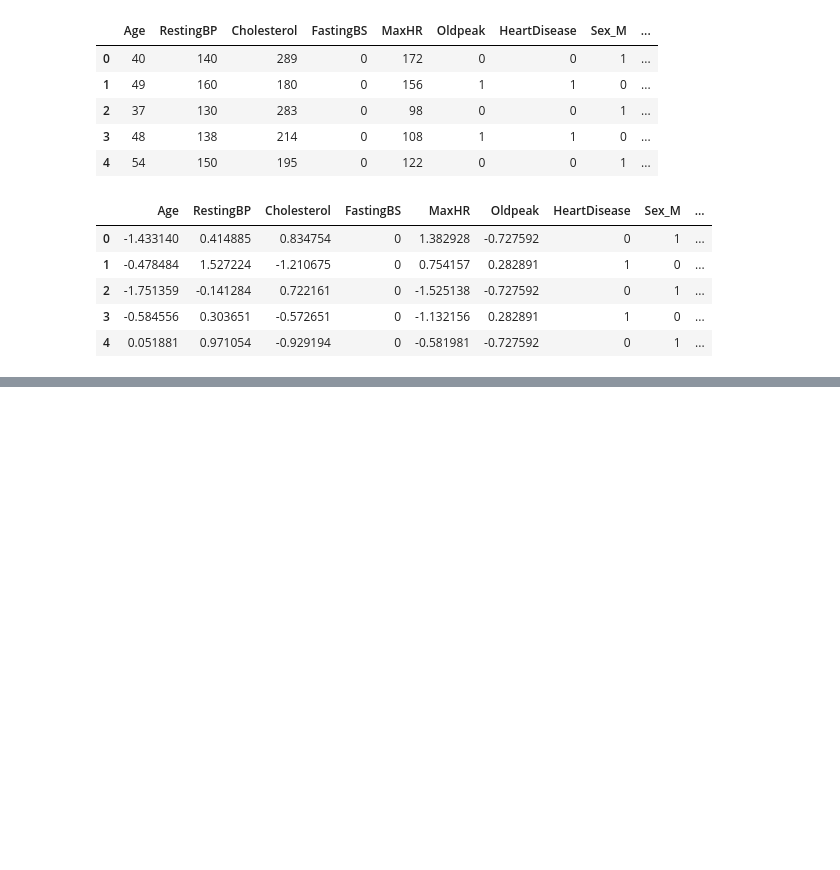
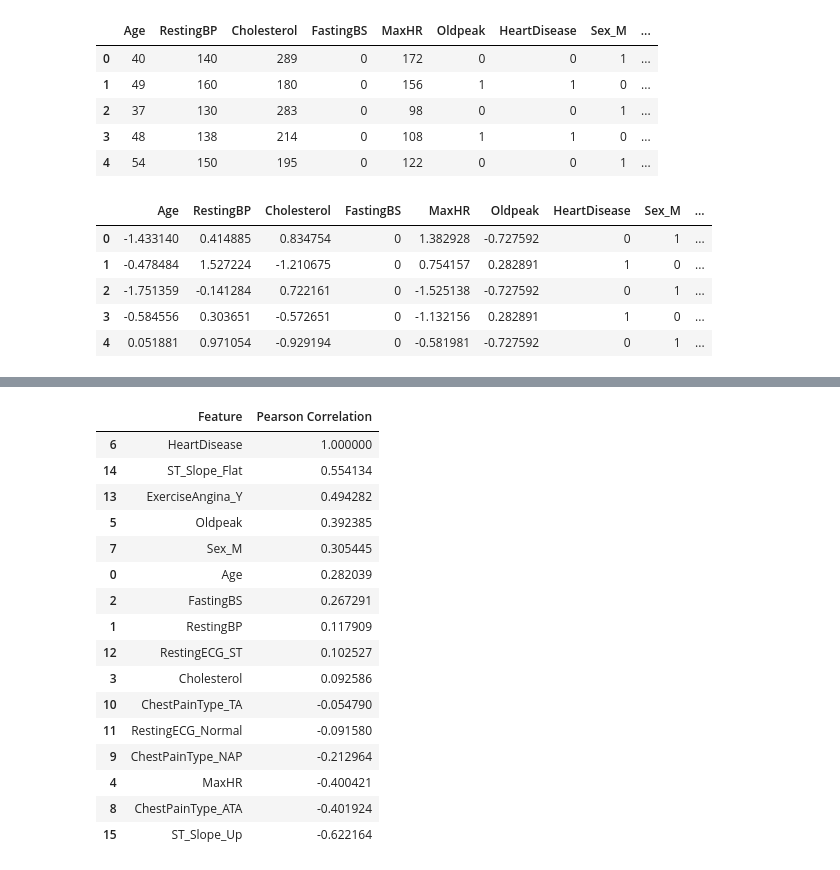
Before and after one commit to laxmansharma1811/Feature_Extraction_Project, a Jupyter notebook: heart.ipynb, the cells around one changed output, grey strips where cells are left out. Drawn from its saved outputs; the diff is of its cells as text; code cells hidden in the pictures; blank space fills up the shorter version.

```diff
--- a/heart.ipynb
+++ b/heart.ipynb
@@ -229,3 +229,6 @@ df_encoded.head()
 | 2 | -1.751359 | -0.141284 | 0.722161 | 0 | -1.525138 | -0.727592 | 0 | 1 | ... |
 | 3 | -0.584556 | 0.303651 | -0.572651 | 0 | -1.132156 | 0.282891 | 1 | 0 | ... |
 | 4 | 0.051881 | 0.971054 | -0.929194 | 0 | -0.581981 | -0.727592 | 0 | 1 | ... |
+# %%
+df_cleaned = df_encoded.copy()
+df_cleaned.head()
@@ -231,0 +242,30 @@ df_encoded.head()
+# %%
+from scipy.stats import pearsonr
+
+selected_features = ['Age', 'RestingBP', 'FastingBS', 'Cholesterol', 'MaxHR', 'Oldpeak', 'HeartDisease', 'Sex_M', 'ChestPainType_ATA', 'ChestPainType_NAP', 'ChestPainType_TA', 'RestingECG_Normal', 'RestingECG_ST', 'ExerciseAngina_Y', 'ST_Slope_Flat', 'ST_Slope_Up']
+
+correlations = {
+    feature: pearsonr(df_cleaned[feature], df_cleaned['HeartDisease'])[0]
+    for feature in selected_features
+}
+
+correlations_df = pd.DataFrame(list(correlations.items()), columns=['Feature', 'Pearson Correlation'])
+correlations_df.sort_values(by='Pearson Correlation', ascending=False)
+# %% [output]
+|  | Feature | Pearson Correlation |
+| 6 | HeartDisease | 1.000000 |
+| 14 | ST_Slope_Flat | 0.554134 |
+| 13 | ExerciseAngina_Y | 0.494282 |
+| 5 | Oldpeak | 0.392385 |
+| 7 | Sex_M | 0.305445 |
+| 0 | Age | 0.282039 |
+| 2 | FastingBS | 0.267291 |
+| 1 | RestingBP | 0.117909 |
+| 12 | RestingECG_ST | 0.102527 |
+| 3 | Cholesterol | 0.092586 |
+| 10 | ChestPainType_TA | -0.054790 |
+| 11 | RestingECG_Normal | -0.091580 |
+| 9 | ChestPainType_NAP | -0.212964 |
+| 4 | MaxHR | -0.400421 |
+| 8 | ChestPainType_ATA | -0.401924 |
+| 15 | ST_Slope_Up | -0.622164 |
```
Also changed, not shown: parts of 3 cells of this notebook, 2 other files.
